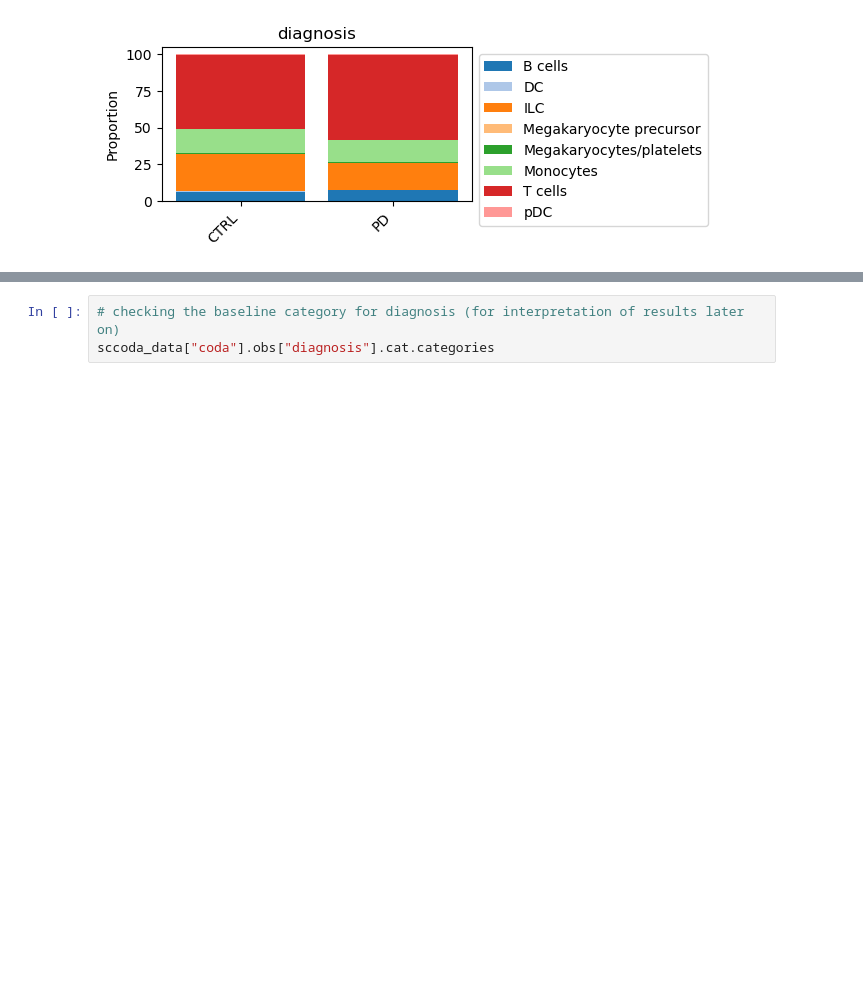
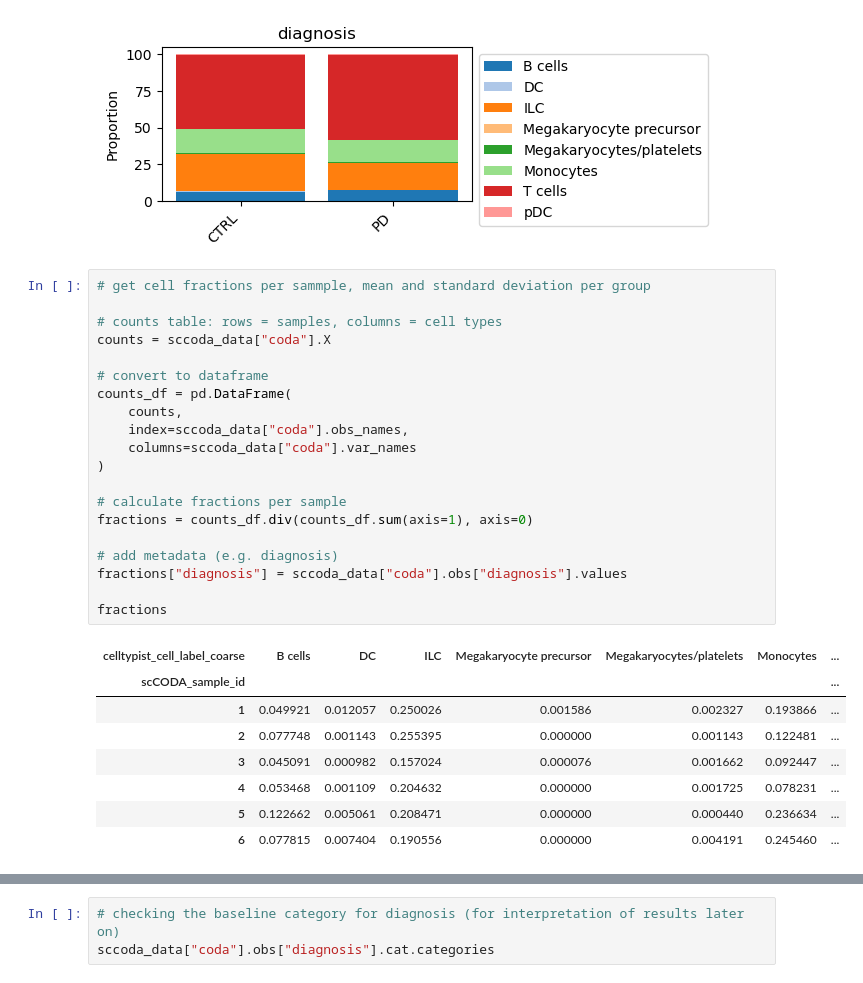
Before and after one commit to zeinabbh/M10, a Jupyter notebook: dataset1_composition.ipynb, the cells around one changed output, grey strips where cells are left out. Drawn from its saved outputs; the diff is of its cells as text; blank space fills up the shorter version.

```diff
--- a/dataset1_composition.ipynb
+++ b/dataset1_composition.ipynb
@@ -83,3 +83,32 @@ sccoda_model.plot_stacked_barplot(
 plt.show()
 # %% [output]
 [figure]
+# %%
+# get cell fractions per sammple, mean and standard deviation per group
+
+# counts table: rows = samples, columns = cell types
+counts = sccoda_data["coda"].X
+
+# convert to dataframe
+counts_df = pd.DataFrame(
+    counts,
+    index=sccoda_data["coda"].obs_names,
+    columns=sccoda_data["coda"].var_names
+)
+
+# calculate fractions per sample
+fractions = counts_df.div(counts_df.sum(axis=1), axis=0)
+
+# add metadata (e.g. diagnosis)
+fractions["diagnosis"] = sccoda_data["coda"].obs["diagnosis"].values
+
+fractions
+# %% [output]
+| celltypist_cell_label_coarse | B cells | DC | ILC | Megakaryocyte precursor | Megakaryocytes/platelets | Monocytes | ... |
+| scCODA_sample_id |  |  |  |  |  |  | ... |
+| 1 | 0.049921 | 0.012057 | 0.250026 | 0.001586 | 0.002327 | 0.193866 | ... |
+| 2 | 0.077748 | 0.001143 | 0.255395 | 0.000000 | 0.001143 | 0.122481 | ... |
+| 3 | 0.045091 | 0.000982 | 0.157024 | 0.000076 | 0.001662 | 0.092447 | ... |
+| 4 | 0.053468 | 0.001109 | 0.204632 | 0.000000 | 0.001725 | 0.078231 | ... |
+| 5 | 0.122662 | 0.005061 | 0.208471 | 0.000000 | 0.000440 | 0.236634 | ... |
+| 6 | 0.077815 | 0.007404 | 0.190556 | 0.000000 | 0.004191 | 0.245460 | ... |
```
Also changed, not shown: parts of 8 cells of this notebook, 56 other files.
